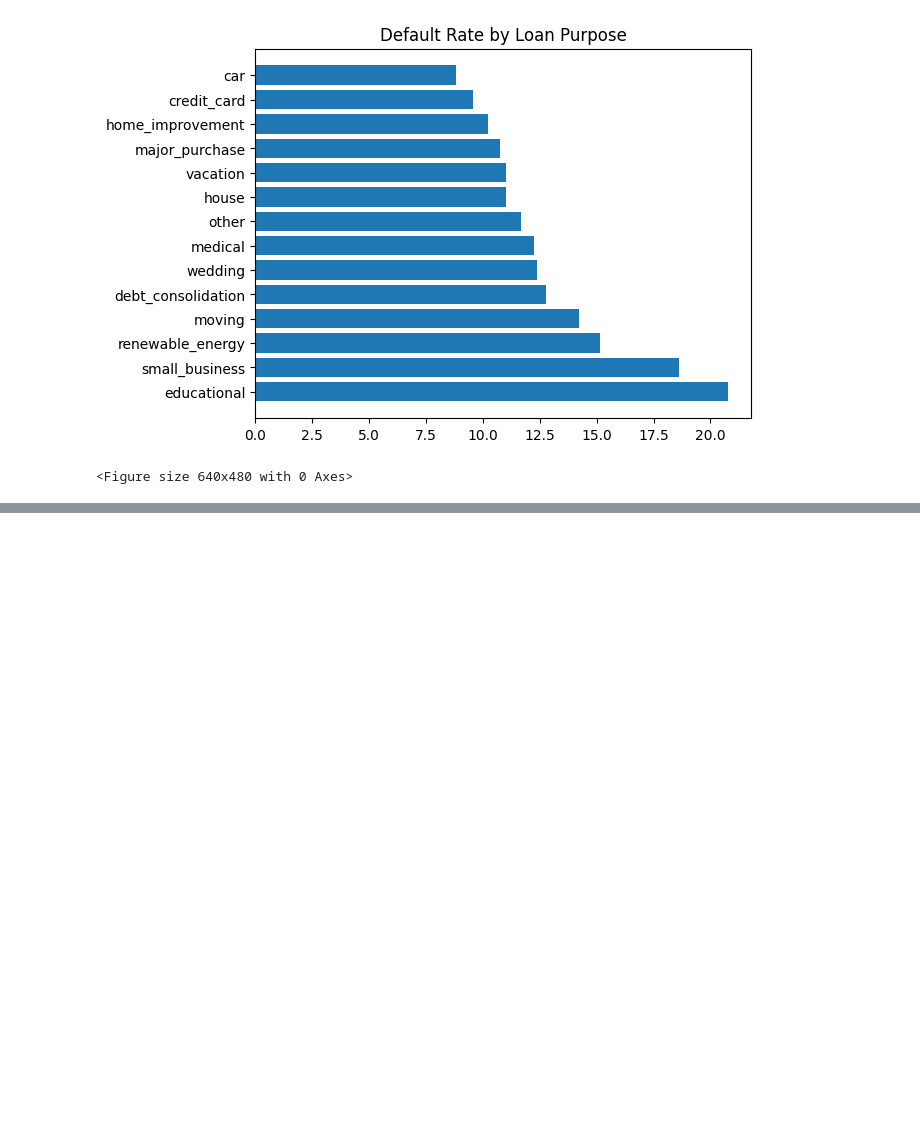
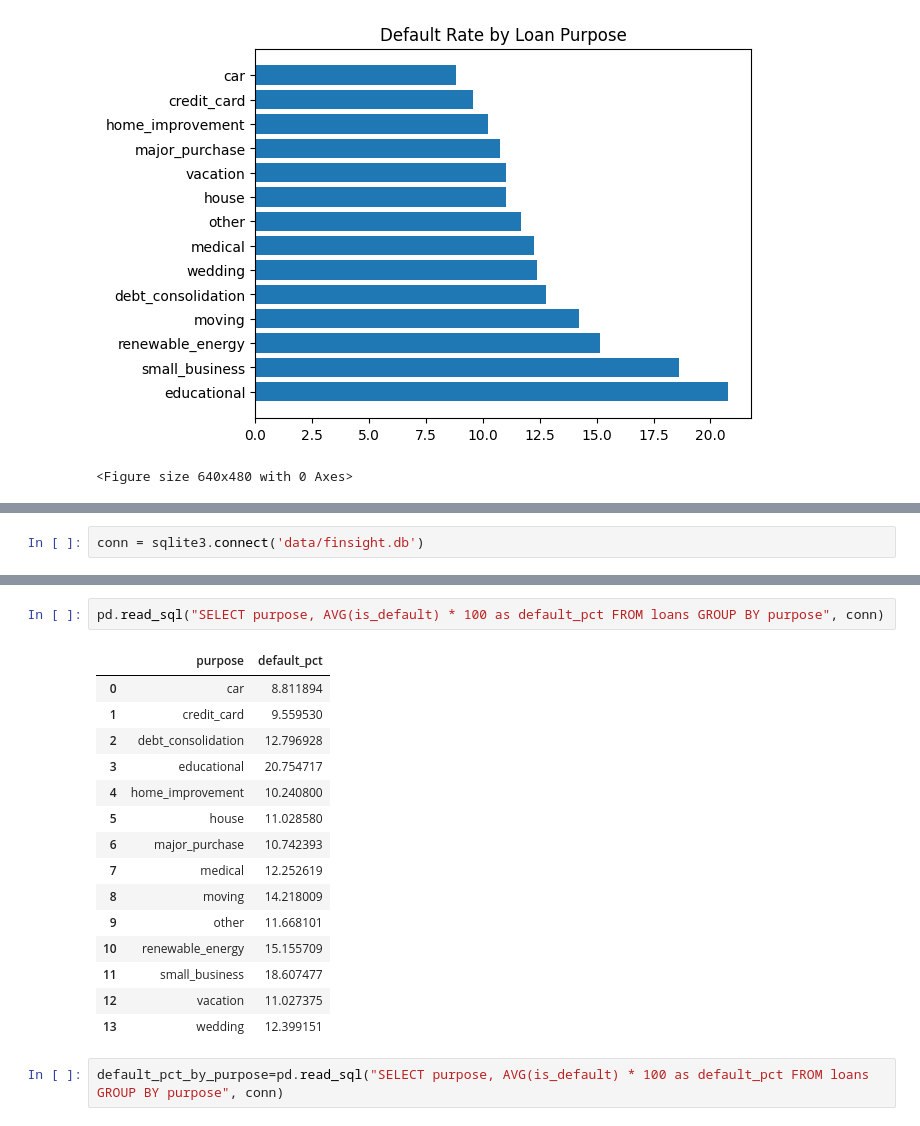
Before and after one commit to septembershashanksharma-hub/finsight-ai, a Jupyter notebook: week1_foundation.ipynb, the cells around one changed output, grey strips where cells are left out. Cells and saved outputs as stored; diff of their text form; blank space fills up the shorter version.

```diff
--- a/week1_foundation.ipynb
+++ b/week1_foundation.ipynb
@@ -572,0 +588,2 @@ plt.savefig('reports/default_rate_by_purpose.png')
+# %%
+conn = sqlite3.connect('data/finsight.db')
@@ -572,0 +657,20 @@ plt.savefig('reports/default_rate_by_purpose.png')
+# %%
+pd.read_sql("SELECT purpose, AVG(is_default) * 100 as default_pct FROM loans GROUP BY purpose", conn)
+# %% [output]
+|  | purpose | default_pct |
+| 0 | car | 8.811894 |
+| 1 | credit_card | 9.559530 |
+| 2 | debt_consolidation | 12.796928 |
+| 3 | educational | 20.754717 |
+| 4 | home_improvement | 10.240800 |
+| 5 | house | 11.028580 |
+| 6 | major_purchase | 10.742393 |
+| 7 | medical | 12.252619 |
+| 8 | moving | 14.218009 |
+| 9 | other | 11.668101 |
+| 10 | renewable_energy | 15.155709 |
+| 11 | small_business | 18.607477 |
+| 12 | vacation | 11.027375 |
+| 13 | wedding | 12.399151 |
+# %%
+default_pct_by_purpose=pd.read_sql("SELECT purpose, AVG(is_default) * 100 as default_pct FROM loans GROUP BY purpose", conn)
```
Also changed, not shown: parts of 24 cells of this notebook, 1 other file.
